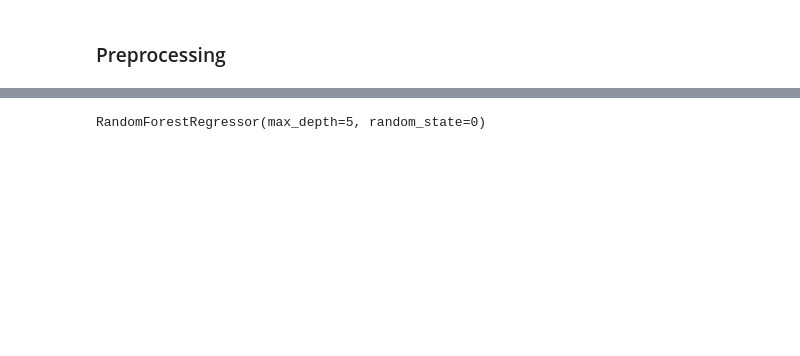
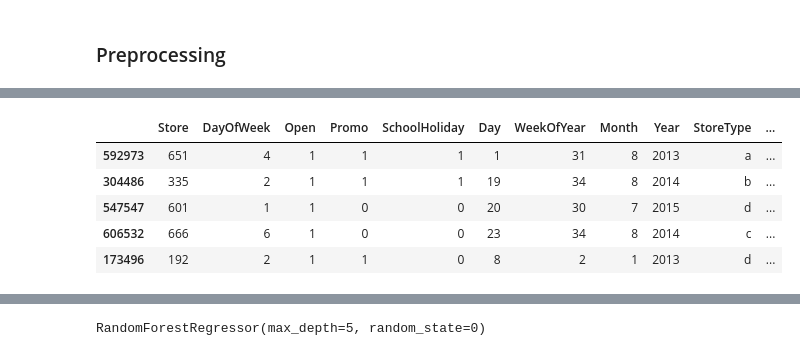
Before and after one commit to NatnaelSisay/Rossmann-Pharmaceuticals-Sales-Prediction, a Jupyter notebook: notebooks/Predict store sales.ipynb, the cells around one changed output, grey strips where cells are left out. Cells and saved outputs as stored; diff of their text form; code cells hidden in the pictures; blank space fills up the shorter version.

Commit message:
generated new models with clean data

```diff
--- a/notebooks/Predict store sales.ipynb
+++ b/notebooks/Predict store sales.ipynb
@@ -32,8 +32,6 @@ from myscripts import plot
 # %%
 ## Read Datas
 
-store_file = '../data/store.csv'
-test_file = '../data/test.csv'
-train_file = '../data/train.csv'
+train_store_file = '../data/clean_train_store.csv'
 # %%
-train_df = pd.read_csv(train_file, parse_dates = True, low_memory = False)
+train_store_df = pd.read_csv(train_store_file, parse_dates = True, low_memory = False)
@@ -49,6 +60,28 @@ INFO:root:util.py - Year, Month, Day, WeekOfYear for Dataframe
 # %%
+# ### columns to use
+# columns = ['DayOfWeek', 'Date', 'Open', 'Promo', 'StateHoliday',
+#        'SchoolHoliday', 'Year', 'Month', 'Day', 'WeekOfYear']
+
+
 ## Lable Date and StateHoiday Train
-lb_encode = LabelEncoder()
-train_df['Date'] = lb_encode.fit_transform(train_df['Date'])
-train_df['StateHoliday'] = lb_encode.fit_transform(train_df['StateHoliday'])
-# train_df.info()
+columns = ['Sales','Store', 'DayOfWeek', 'Open', 'Promo',  'SchoolHoliday', 'Day', 'WeekOfYear','Month', 'Year', 'StoreType',
+              'Assortment','CompetitionDistance', 'Promo2']
+
+feature_columns = ['Store', 'DayOfWeek', 'Open', 'Promo',  'SchoolHoliday', 'Day', 'WeekOfYear','Month', 'Year', 'StoreType',
+              'Assortment','CompetitionDistance', 'Promo2']
+
+sample_size = 1000
+sampled_df = train_store_df[columns].sample(sample_size)
+
+
+## Separet Test and train files
+train_x = sampled_df[feature_columns]
+train_y = sampled_df[['Sales']]
+train_x.head()
+# %% [output]
+|  | Store | DayOfWeek | Open | Promo | SchoolHoliday | Day | WeekOfYear | Month | Year | StoreType | ... |
+| 592973 | 651 | 4 | 1 | 1 | 1 | 1 | 31 | 8 | 2013 | a | ... |
+| 304486 | 335 | 2 | 1 | 1 | 1 | 19 | 34 | 8 | 2014 | b | ... |
+| 547547 | 601 | 1 | 1 | 0 | 0 | 20 | 30 | 7 | 2015 | d | ... |
+| 606532 | 666 | 6 | 1 | 0 | 0 | 23 | 34 | 8 | 2014 | c | ... |
+| 173496 | 192 | 2 | 1 | 1 | 0 | 8 | 2 | 1 | 2013 | d | ... |
```
Also changed, not shown: parts of 15 cells of this notebook, 3 other files.
